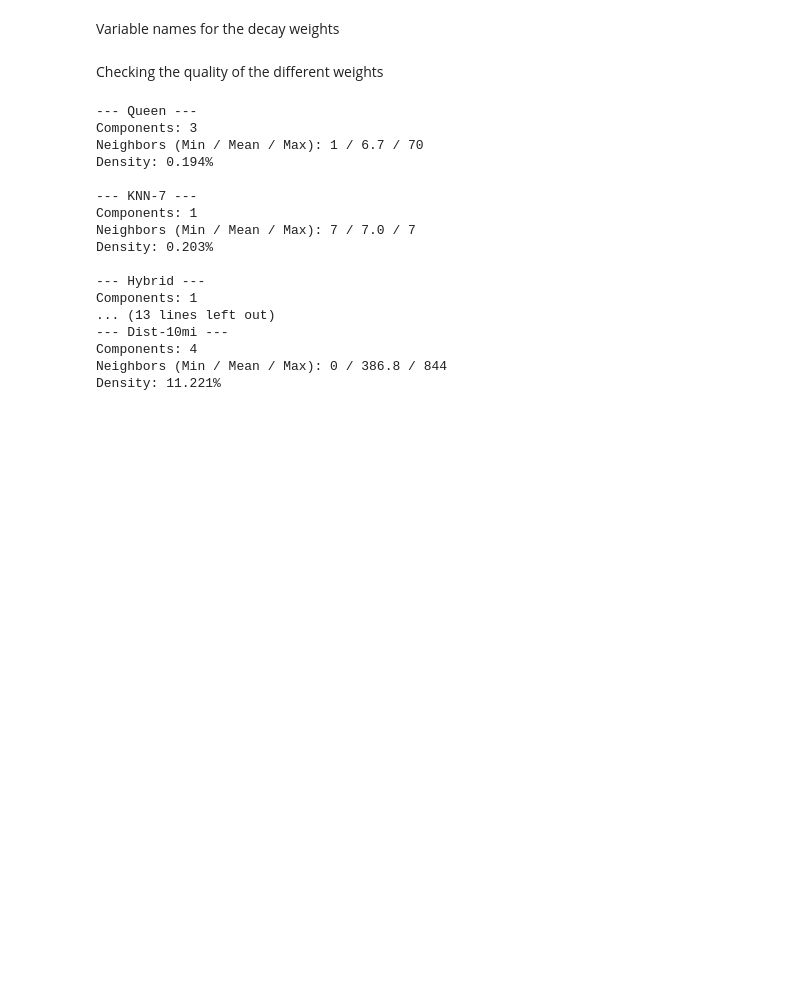
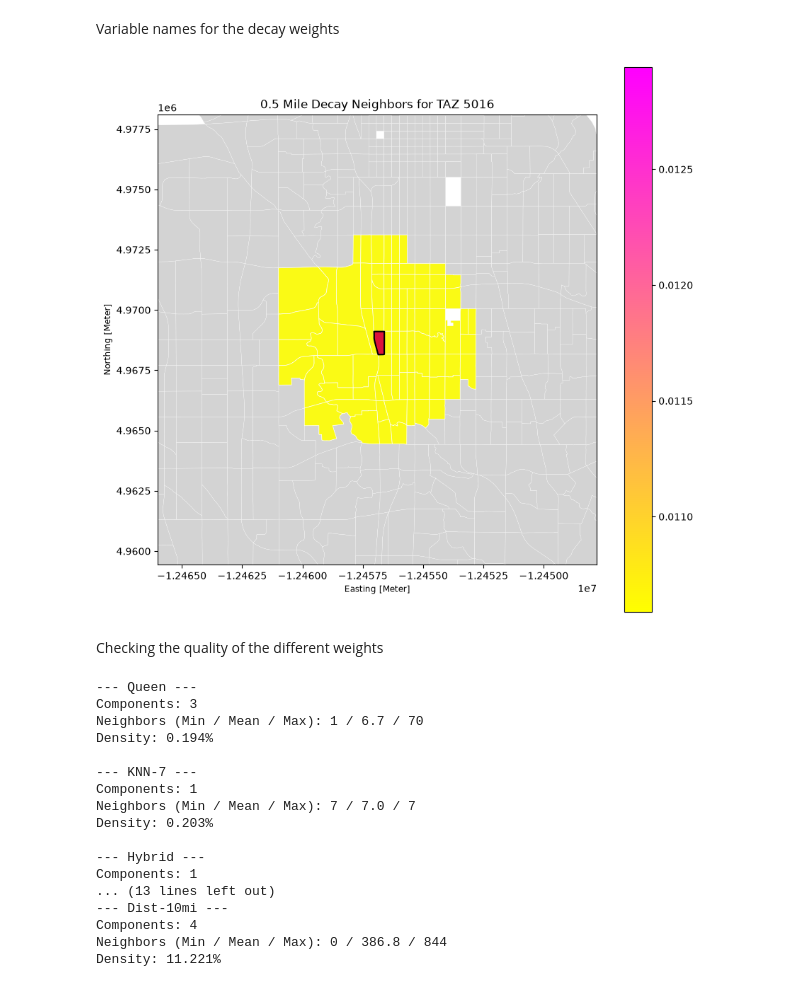
Before and after one commit to joanavarro2004/Code, a Jupyter notebook: Final Project Notebook.ipynb, the cells around one changed output. Drawn from its saved outputs; the diff is of its cells as text; code cells hidden in the pictures; blank space fills up the shorter version.

```diff
--- a/Final Project Notebook.ipynb
+++ b/Final Project Notebook.ipynb
@@ -210,7 +335,7 @@ print(
 miles_to_meters = 1609.34
 
 # Define the distance thresholds in miles and weight variables
-thresholds_miles = [3, 5, 10]
+thresholds_miles = [.5, 1, 2.5]
 w_decay_by_mile = {}
 
 for miles in thresholds_miles:
@@ -228,7 +353,6 @@ for miles in thresholds_miles:
             decay_weights[id_i][id_j] = 1.0 - (d_ij / threshold_meters)
 
     w_decay = libpysal.weights.W(decay_weights, id_order=score_gdf.index.tolist())
-    w_decay.transform = "R"
 
     # save the matrix for this mile value
     w_decay_by_mile[miles] = w_decay
@@ -305,3 +447,51 @@ decay_10 = w_decay_by_mile[10]
+# %%
+# 1. Select taz_id for focal TAZ
+taz_id = score_gdf.index[1000]
+
+# 2. Get the neighbor IDs and weights using w_decay consistently
+neighbor_ids = list(w_decay.neighbors[taz_id])
+
+weights_series = pd.Series(
+    data=w_decay.weights[taz_id],
+    index=w_decay.neighbors[taz_id],
+    name='decay_weight'
+)
+
+# 3. Slice the GeoDataFrame and safely join the weights
+focal_gdf = score_gdf.loc[[taz_id]]
+neighbors_gdf = score_gdf.loc[neighbor_ids].copy()
+neighbors_gdf = neighbors_gdf.join(weights_series, how='inner')
+# (The redundant direct assignment line was removed here)
+
+# 4. Plot the stacked layers
+fig, ax = plt.subplots(figsize=(10, 10))
+
+# Base map (all TAZs in grey)
+score_gdf.plot(ax=ax, color="lightgrey", edgecolor="white", linewidth=0.2)
+
+# Neighbors map (gradient)
+neighbors_gdf.plot(
+    ax=ax,
+    column='decay_weight',
+    cmap="spring_r",
+    edgecolor="white",
+    linewidth=0.5,
+    alpha=0.9,
+    legend=True
+)
+
+# Focal TAZ map (red)
+focal_gdf.plot(ax=ax, color="crimson", edgecolor="black", linewidth=1.5)
+
+# Zoom the camera in closer to the action
+minx, miny, maxx, maxy = neighbors_gdf.total_bounds
+ax.set_xlim(minx - 5000, maxx + 5000)
+ax.set_ylim(miny - 5000, maxy + 5000)
+
+plt.title(f"0.5 Mile Decay Neighbors for TAZ {taz_id}")
+plt.show()
+# %% [output]
+[figure, added]
 # %% [markdown]
 Checking the quality of the different weights
 # %%
```
Also changed, not shown: parts of 14 cells of this notebook.
